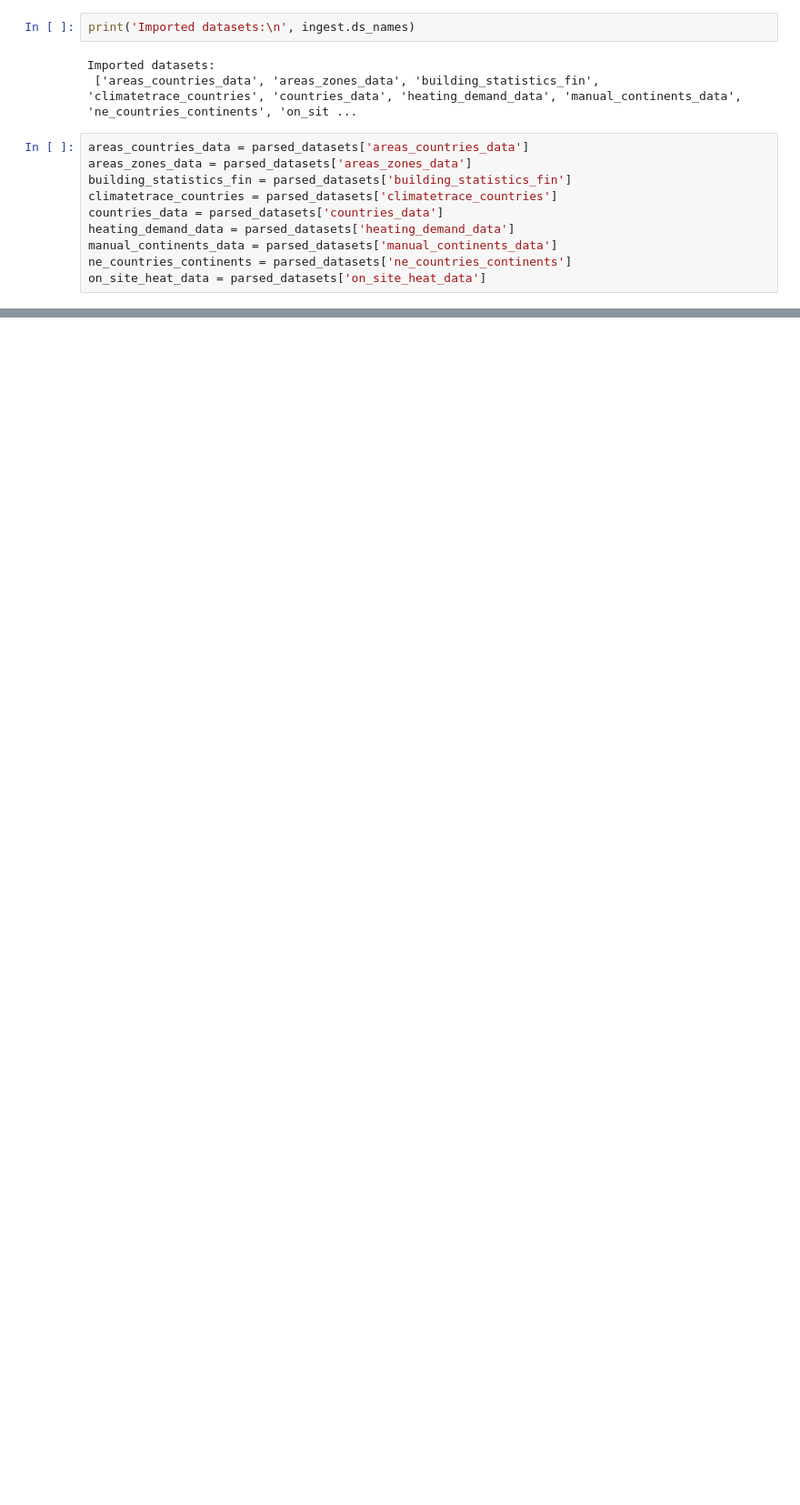
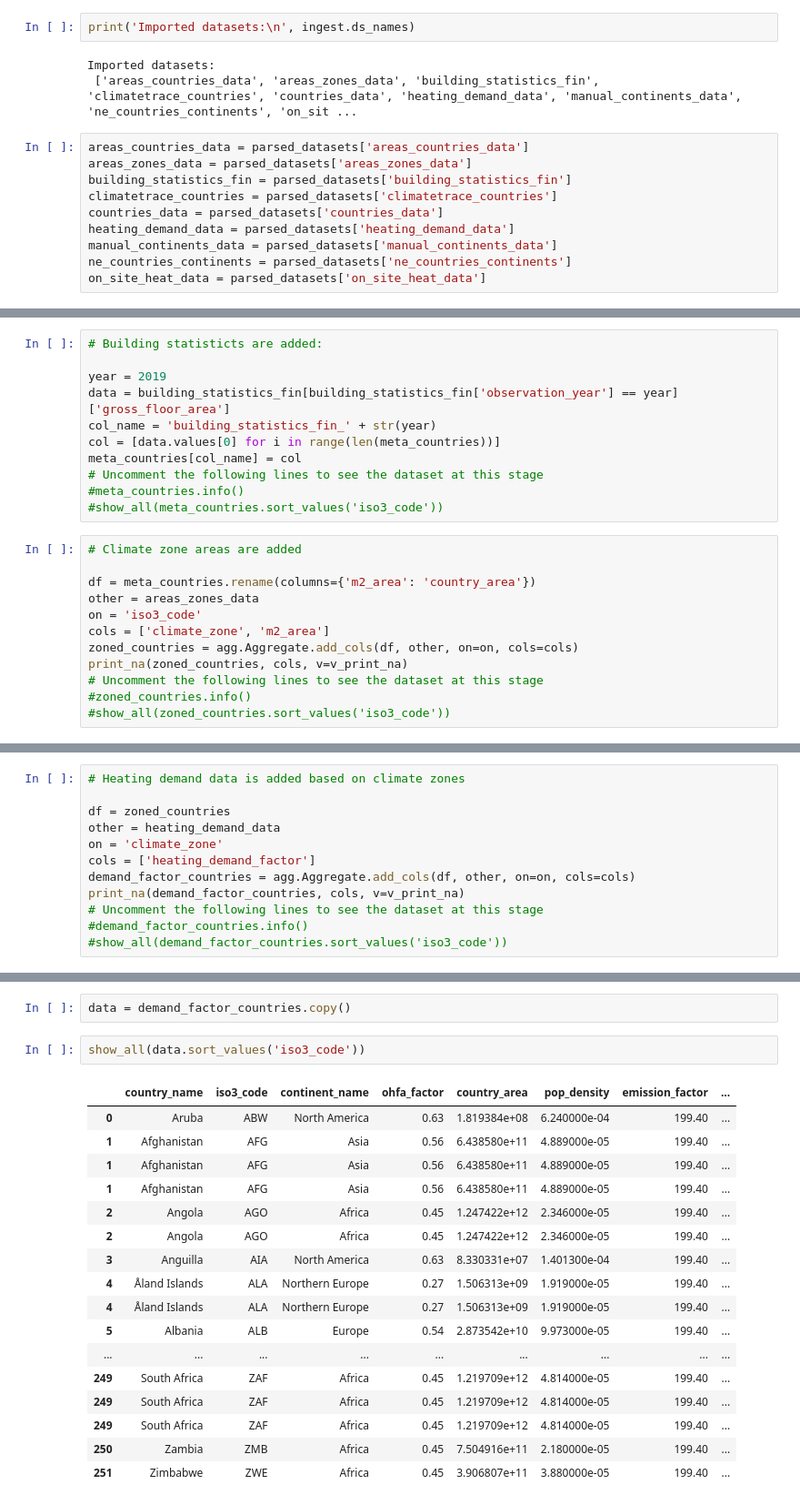
Before and after one commit to AvoinOrg/building-emissions, a Jupyter notebook: src/main/main.ipynb, the cells around one changed output, grey strips where cells are left out. Shown at 91% size. Saved outputs shown, nothing was run; the diff lists cells and outputs as text; blank space fills up the shorter version.

Commit message:
Creates full aggregated dataset, clean up notebook, update test

```diff
--- a/src/main/main.ipynb
+++ b/src/main/main.ipynb
@@ -267,0 +122,23 @@ h.show_all(df)
+# %%
+# Building statisticts are added:
+
+year = 2019
+data = building_statistics_fin[building_statistics_fin['observation_year'] == year]['gross_floor_area']
+col_name = 'building_statistics_fin_' + str(year)
+col = [data.values[0] for i in range(len(meta_countries))]
+meta_countries[col_name] = col
+# Uncomment the following lines to see the dataset at this stage
+#meta_countries.info()
+#show_all(meta_countries.sort_values('iso3_code'))
+# %%
+# Climate zone areas are added
+
+df = meta_countries.rename(columns={'m2_area': 'country_area'})
+other = areas_zones_data
+on = 'iso3_code'
+cols = ['climate_zone', 'm2_area']
+zoned_countries = agg.Aggregate.add_cols(df, other, on=on, cols=cols)
+print_na(zoned_countries, cols, v=v_print_na)
+# Uncomment the following lines to see the dataset at this stage
+#zoned_countries.info()
+#show_all(zoned_countries.sort_values('iso3_code'))
@@ -267,0 +153,12 @@ h.show_all(df)
+# %%
+# Heating demand data is added based on climate zones
+
+df = zoned_countries
+other = heating_demand_data
+on = 'climate_zone'
+cols = ['heating_demand_factor']
+demand_factor_countries = agg.Aggregate.add_cols(df, other, on=on, cols=cols)
+print_na(demand_factor_countries, cols, v=v_print_na)
+# Uncomment the following lines to see the dataset at this stage
+#demand_factor_countries.info()
+#show_all(demand_factor_countries.sort_values('iso3_code'))
@@ -267,0 +169,22 @@ h.show_all(df)
+# %%
+data = demand_factor_countries.copy()
+# %%
+show_all(data.sort_values('iso3_code'))
+# %% [output]
+|  | country_name | iso3_code | continent_name | ohfa_factor | country_area | pop_density | emission_factor | ... |
+| 0 | Aruba | ABW | North America | 0.63 | 1.819384e+08 | 6.240000e-04 | 199.40 | ... |
+| 1 | Afghanistan | AFG | Asia | 0.56 | 6.438580e+11 | 4.889000e-05 | 199.40 | ... |
+| 1 | Afghanistan | AFG | Asia | 0.56 | 6.438580e+11 | 4.889000e-05 | 199.40 | ... |
+| 1 | Afghanistan | AFG | Asia | 0.56 | 6.438580e+11 | 4.889000e-05 | 199.40 | ... |
+| 2 | Angola | AGO | Africa | 0.45 | 1.247422e+12 | 2.346000e-05 | 199.40 | ... |
+| 2 | Angola | AGO | Africa | 0.45 | 1.247422e+12 | 2.346000e-05 | 199.40 | ... |
+| 3 | Anguilla | AIA | North America | 0.63 | 8.330331e+07 | 1.401300e-04 | 199.40 | ... |
+| 4 | Åland Islands | ALA | Northern Europe | 0.27 | 1.506313e+09 | 1.919000e-05 | 199.40 | ... |
+| 4 | Åland Islands | ALA | Northern Europe | 0.27 | 1.506313e+09 | 1.919000e-05 | 199.40 | ... |
+| 5 | Albania | ALB | Europe | 0.54 | 2.873542e+10 | 9.973000e-05 | 199.40 | ... |
+| ... | ... | ... | ... | ... | ... | ... | ... | ... |
+| 249 | South Africa | ZAF | Africa | 0.45 | 1.219709e+12 | 4.814000e-05 | 199.40 | ... |
+| 249 | South Africa | ZAF | Africa | 0.45 | 1.219709e+12 | 4.814000e-05 | 199.40 | ... |
+| 249 | South Africa | ZAF | Africa | 0.45 | 1.219709e+12 | 4.814000e-05 | 199.40 | ... |
+| 250 | Zambia | ZMB | Africa | 0.45 | 7.504916e+11 | 2.180000e-05 | 199.40 | ... |
+| 251 | Zimbabwe | ZWE | Africa | 0.45 | 3.906807e+11 | 3.880000e-05 | 199.40 | ... |
```
Also changed, not shown: parts of 25 cells of this notebook, 2 other files.
